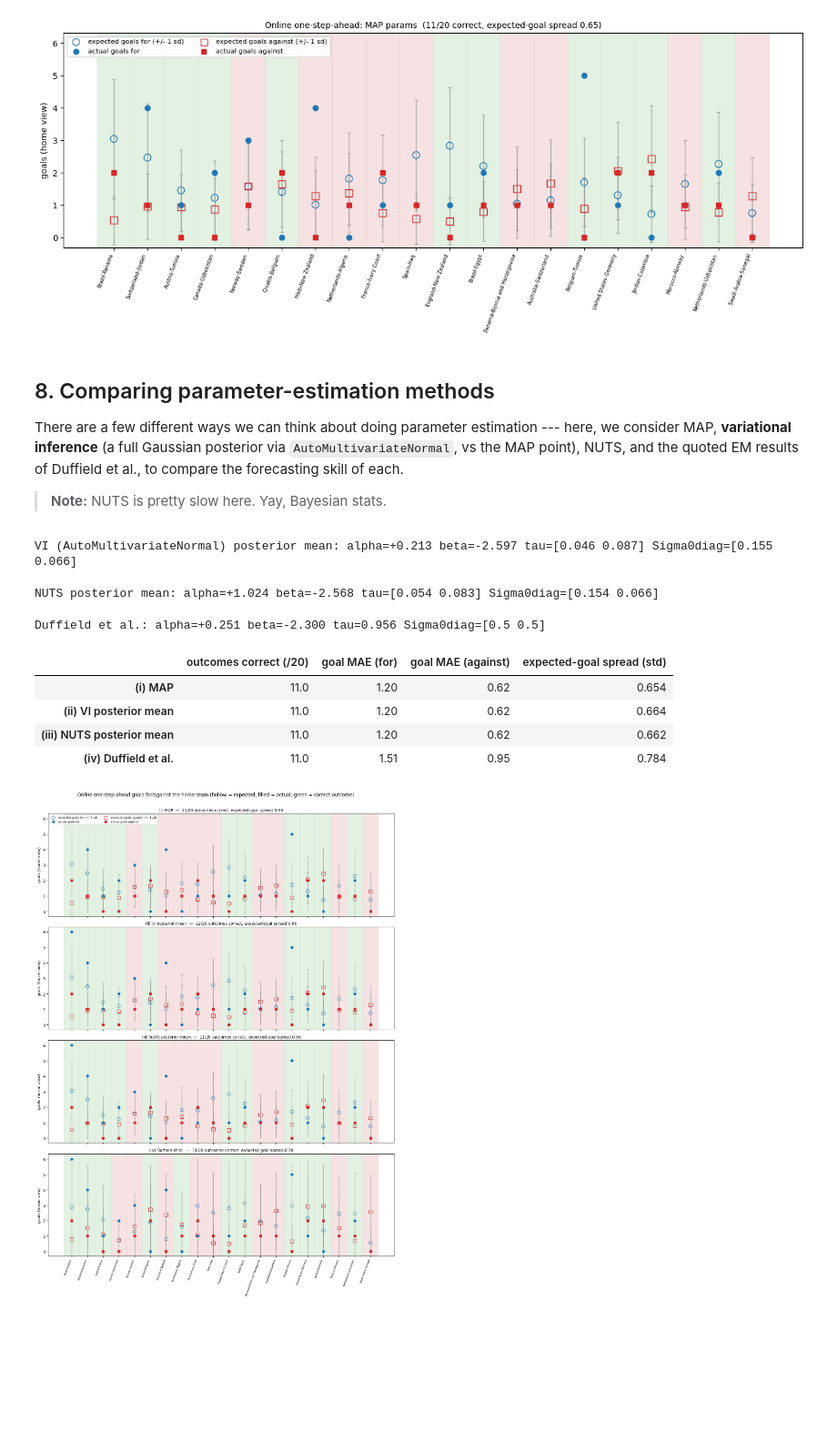
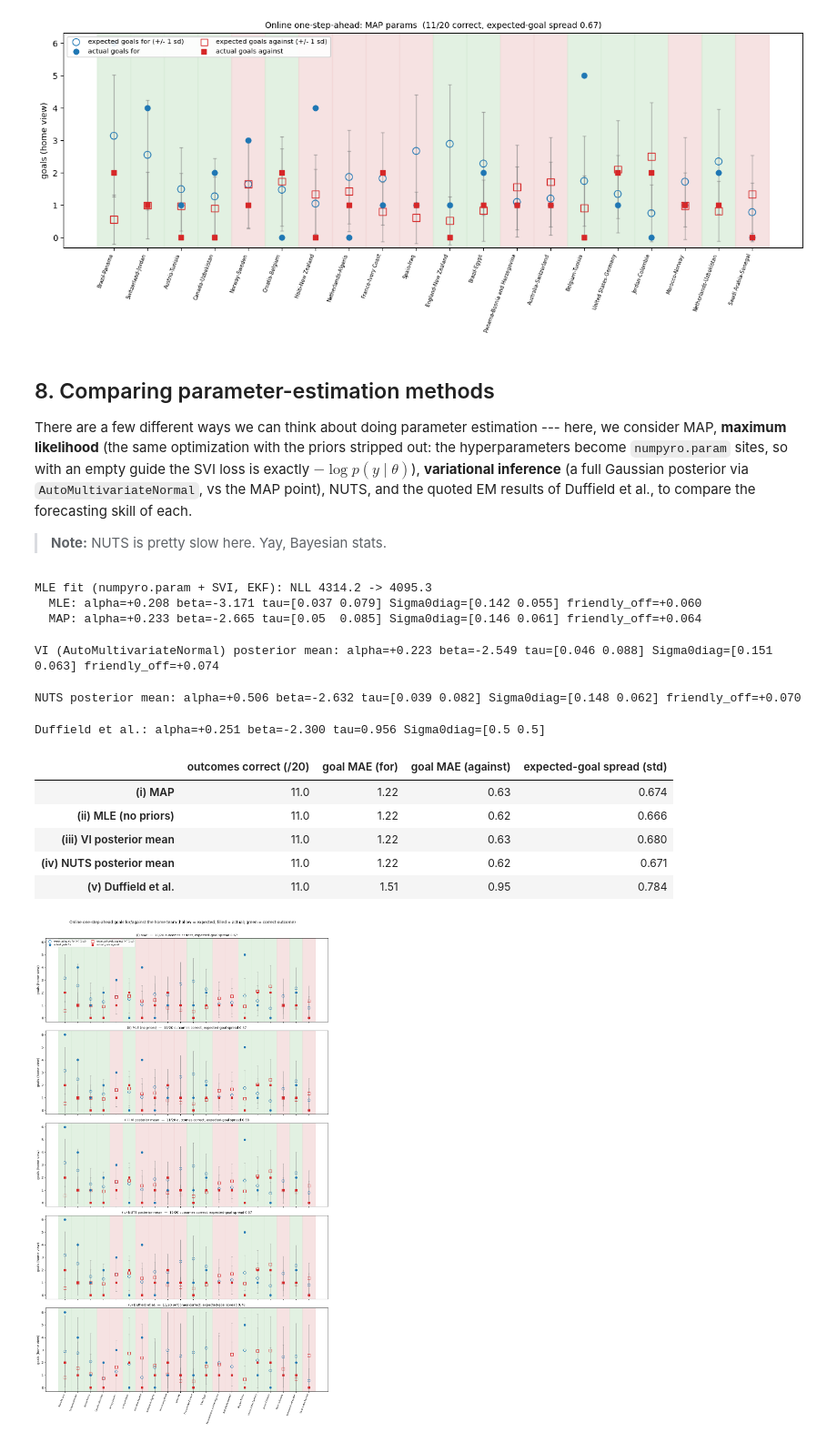
Before and after one commit to DanWaxman/dynestyx, a Jupyter notebook: docs/deep_dives/factorial_world_cup.ipynb, the cells around one changed output. Shown at 91% size. Cells and saved outputs as stored; diff of their text form; code cells hidden in the pictures; blank space fills up the shorter version.

```diff
--- a/docs/deep_dives/factorial_world_cup.ipynb
+++ b/docs/deep_dives/factorial_world_cup.ipynb
@@ -478,11 +490,41 @@ fig.tight_layout(); plt.show()
 # %% [markdown]
 ## 8. Comparing parameter-estimation methods
 
-There are a few different ways we can think about doing parameter estimation --- here, we consider MAP, **variational inference** (a full Gaussian posterior via `AutoMultivariateNormal`, vs the MAP point), NUTS, and the quoted EM results of Duffield et al., to compare the forecasting skill of each.
+There are a few different ways we can think about doing parameter estimation --- here, we consider MAP, **maximum likelihood** (the same optimization with the priors stripped out: the hyperparameters become `numpyro.param` sites, so with an empty guide the SVI loss is exactly $-\log p(y \mid \theta)$), **variational inference** (a full Gaussian posterior via `AutoMultivariateNormal`, vs the MAP point), NUTS, and the quoted EM results of Duffield et al., to compare the forecasting skill of each.
 
 > **Note:** NUTS is pretty slow here. Yay, Bayesian stats.
+# %%
+# (ii) Maximum likelihood -- the same optimization with *no priors*: every hyperparameter
+# is a numpyro.param site instead of a sample site. With an empty guide there are no
+# latent sites, so the Trace_ELBO loss reduces exactly to -log p(y | theta) (the EKF
+# marginal-likelihood factor) and SVI performs straight gradient-based MLE through the filter.
+def mle_model():
+    p = {name: numpyro.param(name, init_params[name]) for name in init_params}
+    dsx.sample("score", make_model(p), obs_times=obs_times, obs_values=obs_values,
+               obs_factor_indices=obs_factor_indices, obs_controls=ctrl_h2h)
+
+with Filter(filter_config=FactorialEKFConfig()):
+    mle_svi = SVI(mle_model, lambda: None, optax.adam(0.05), loss=Trace_ELBO())
+    mle_result = mle_svi.run(jax.random.PRNGKey(0), N_STEPS, progress_bar=False)
+mle_params = {k: jnp.asarray(v) for k, v in mle_result.params.items()}
+mle_fitted_model = make_model(mle_params)
+
+_, mst, mtau, mal, mbe = natural_params(mle_params)
+_, ost, otau, oal, obe = natural_params(opt_params)
+mle_losses = list(np.asarray(mle_result.losses))
+print(f"MLE fit (numpyro.param + SVI, EKF): NLL {mle_losses[0]:.1f} -> {mle_losses[-1]:.1f}")
+print(f"  MLE: alpha={float(mal):+.3f} beta={float(mbe):+.3f} tau={np.round(np.asarray(mtau), 3)} "
+      f"Sigma0diag={np.round(np.diag(np.asarray(mst @ mst.T)), 3)} "
+      f"friendly_off={float(mle_params['friendly_off']):+.3f}")
+print(f"  MAP: alpha={float(oal):+.3f} beta={float(obe):+.3f} tau={np.round(np.asarray(otau), 3)} "
+      f"Sigma0diag={np.round(np.diag(np.asarray(ost @ ost.T)), 3)} "
+      f"friendly_off={float(opt_params['friendly_off']):+.3f}")
+# %% [output]
+MLE fit (numpyro.param + SVI, EKF): NLL 4314.2 -> 4095.3
+  MLE: alpha=+0.208 beta=-3.171 tau=[0.037 0.079] Sigma0diag=[0.142 0.055] friendly_off=+0.060
+  MAP: alpha=+0.233 beta=-2.665 tau=[0.05  0.085] Sigma0diag=[0.146 0.061] friendly_off=+0.064
 # %%
-# (ii) Variational inference: a full Gaussian posterior over theta via SVI + AutoMultivariateNormal
+# (iii) Variational inference: a full Gaussian posterior over theta via SVI + AutoMultivariateNormal
 # (the AutoDelta fit above returns only the MAP mode; this learns a mean + covariance). Same
 # idiomatic model, Filter outside, warm-started at the MAP; we summarise with the posterior mean.
 vi_guide = AutoMultivariateNormal(svi_model, init_loc_fn=init_to_value(values=opt_params))
@@ -490,15 +532,16 @@ with Filter(filter_config=FactorialEKFConfig()):
     vi_svi = SVI(svi_model, vi_guide, optax.adam(0.02), loss=Trace_ELBO())
     vi_result = vi_svi.run(jax.random.PRNGKey(1), N_STEPS, progress_bar=False)
 vi_post = vi_guide.sample_posterior(jax.random.PRNGKey(2), vi_result.params, sample_shape=(400,))
-vi_params = {k: vi_post[k].mean(0) for k in ["mu0", "log_chol_diag", "chol_offdiag", "log_tau", "alpha", "beta"]}
+vi_params = {k: vi_post[k].mean(0) for k in ["mu0", "log_chol_diag", "chol_offdiag", "log_tau", "alpha", "beta", "friendly_off"]}
 vi_fitted_model = make_model(vi_params)
 _, vst, vtau, val, vbe = natural_params(vi_params)
 print(f"VI (AutoMultivariateNormal) posterior mean: alpha={float(val):+.3f} beta={float(vbe):+.3f} "
-      f"tau={np.round(np.asarray(vtau),3)} Sigma0diag={np.round(np.diag(np.asarray(vst@vst.T)),3)}")
+      f"tau={np.round(np.asarray(vtau),3)} Sigma0diag={np.round(np.diag(np.asarray(vst@vst.T)),3)} "
+      f"friendly_off={float(vi_params['friendly_off']):+.3f}")
 # %% [output]
-VI (AutoMultivariateNormal) posterior mean: alpha=+0.213 beta=-2.597 tau=[0.046 0.087] Sigma0diag=[0.155 0.066]
+VI (AutoMultivariateNormal) posterior mean: alpha=+0.223 beta=-2.549 tau=[0.046 0.088] Sigma0diag=[0.151 0.063] friendly_off=+0.074
 # %%
-# (iii) NUTS over the hyperparameters -- the idiomatic dynestyx way: a numpyro model that
+# (iv) NUTS over the hyperparameters -- the idiomatic dynestyx way: a numpyro model that
 # samples theta and calls dsx.sample inside `with Filter(FactorialEKFConfig)`. Because make_model
 # uses t0=None, dsx.sample traces cleanly under NUTS (no compute_factorial_filter bypass needed).
 # Each leapfrog step backprops through the (deterministic) moments-EKF marginal likelihood.
@@ -506,10 +549,10 @@ VI (AutoMultivariateNormal) posterior mean: alpha=+0.213 beta=-2.597 tau=[0.046
 def nuts_program():
     p = {name: numpyro.sample(name, prior) for name, prior in PRIORS.items()}
     with Filter(filter_config=FactorialEKFConfig()):
-        dsx.sample("score", make_model(p), obs_times=obs_times,
-                   obs_values=obs_values, obs_factor_indices=obs_factor_indices)
+        dsx.sample("score", make_model(p), obs_times=obs_times, obs_values=obs_values,
+                   obs_factor_indices=obs_factor_indices, obs_controls=ctrl_h2h)
 
-init_vals = {k: opt_params[k] for k in ["mu0", "log_chol_diag", "chol_offdiag", "log_tau", "alpha", "beta"]}
+init_vals = {k: opt_params[k] for k in ["mu0", "log_chol_diag", "chol_offdiag", "log_tau", "alpha", "beta", "friendly_off"]}
 mcmc = MCMC(
     NUTS(nuts_program, max_tree_depth=4, init_strategy=init_to_value(values=init_vals)),
     num_warmup=60, num_samples=60, progress_bar=False,
@@ -520,15 +563,17 @@ nuts_params = {
     "mu0": post["mu0"].mean(0), "log_chol_diag": post["log_chol_diag"].mean(0),
     "chol_offdiag": post["chol_offdiag"].mean(0), "log_tau": post["log_tau"].mean(0),
     "alpha": post["alpha"].mean(), "beta": post["beta"].mean(),
+    "friendly_off": post["friendly_off"].mean(),
 }
 nuts_fitted_model = make_model(nuts_params)
 _, nst, ntau, nal, nbe = natural_params(nuts_params)
 print(f"NUTS posterior mean: alpha={float(nal):+.3f} beta={float(nbe):+.3f} "
-      f"tau={np.round(np.asarray(ntau),3)} Sigma0diag={np.round(np.diag(np.asarray(nst@nst.T)),3)}")
+      f"tau={np.round(np.asarray(ntau),3)} Sigma0diag={np.round(np.diag(np.asarray(nst@nst.T)),3)} "
+      f"friendly_off={float(nuts_params['friendly_off']):+.3f}")
 # %% [output]
-NUTS posterior mean: alpha=+1.024 beta=-2.568 tau=[0.054 0.083] Sigma0diag=[0.154 0.066]
+NUTS posterior mean: alpha=+0.506 beta=-2.632 tau=[0.039 0.082] Sigma0diag=[0.148 0.062] friendly_off=+0.070
 # %%
-# (iv) Duffield et al. values. Time is in years here, so tau = 0.05/sqrt(day)
+# (v) Duffield et al. values. Time is in years here, so tau = 0.05/sqrt(day)
 # becomes 0.05 * sqrt(365.25) per sqrt(year).
 mean_goals = float(np.asarray(obs_values).mean())
 tau_dpr = 0.05 * np.sqrt(365.25)
@@ -539,6 +584,7 @@ dpr_params = {
     "log_tau": jnp.log(jnp.array([tau_dpr, tau_dpr])),
     "alpha": jnp.array(np.log(mean_goals)),
     "beta": jnp.array(-2.3),  # lambda3 ~ 0.1 (small shared-goals correlation)
+    "friendly_off": jnp.array(0.0),  # no friendly term in their model
 }
 dpr_fitted_model = make_model(dpr_params)
 print(f"Duffield et al.: alpha={np.log(mean_goals):+.3f} beta=-2.300 "
@@ -547,10 +593,11 @@ print(f"Duffield et al.: alpha={np.log(mean_goals):+.3f} beta=-2.300 "
 Duffield et al.: alpha=+0.251 beta=-2.300 tau=0.956 Sigma0diag=[0.5 0.5]
 # %%
 results = {
-    "(i) MAP": res_mle,
-    "(ii) VI posterior mean": online_eval(vi_fitted_model),
-    "(iii) NUTS posterior mean": online_eval(nuts_fitted_model),
-    "(iv) Duffield et al.": online_eval(dpr_fitted_model),
+    "(i) MAP": res_map,
+    "(ii) MLE (no priors)": online_eval(mle_fitted_model),
+    "(iii) VI posterior mean": online_eval(vi_fitted_model),
+    "(iv) NUTS posterior mean": online_eval(nuts_fitted_model),
+    "(v) Duffield et al.": online_eval(dpr_fitted_model),
 }
 summary = pd.DataFrame(
     {
@@ -566,19 +613,20 @@ summary = pd.DataFrame(
 summary
 # %% [output]
 |  | outcomes correct (/20) | goal MAE (for) | goal MAE (against) | expected-goal spread (std) |
-| (i) MAP | 11.0 | 1.20 | 0.62 | 0.654 |
-| (ii) VI posterior mean | 11.0 | 1.20 | 0.62 | 0.664 |
-| (iii) NUTS posterior mean | 11.0 | 1.20 | 0.62 | 0.662 |
-| (iv) Duffield et al. | 11.0 | 1.51 | 0.95 | 0.784 |
+| (i) MAP | 11.0 | 1.22 | 0.63 | 0.674 |
+| (ii) MLE (no priors) | 11.0 | 1.22 | 0.62 | 0.666 |
+| (iii) VI posterior mean | 11.0 | 1.22 | 0.63 | 0.680 |
+| (iv) NUTS posterior mean | 11.0 | 1.22 | 0.62 | 0.671 |
+| (v) Duffield et al. | 11.0 | 1.51 | 0.95 | 0.784 |
 # %%
-fig, axes = plt.subplots(4, 1, figsize=(13, 18), sharex=True)
+fig, axes = plt.subplots(5, 1, figsize=(13, 22), sharex=True)
 for ax, (name, r) in zip(axes, results.items()):
     plot_online(r, ax, f"{name}  —  {r['n_correct']}/20 outcomes correct, "
                        f"expected-goal spread {r['ef_std']:.2f}")
 axes[0].legend(loc="upper left", fontsize=7, ncol=2, framealpha=0.9)
 fig.suptitle("Online one-step-ahead goals for/against the home team "
              "(hollow = expected, filled = actual; green = correct outcome)", y=1.005)
 fig.tight_layout(); plt.show()
 # %% [output]
-[figure, old version]
+[figure, new version]
 # %% [markdown]
```
Also changed, not shown: parts of 22 cells of this notebook.
